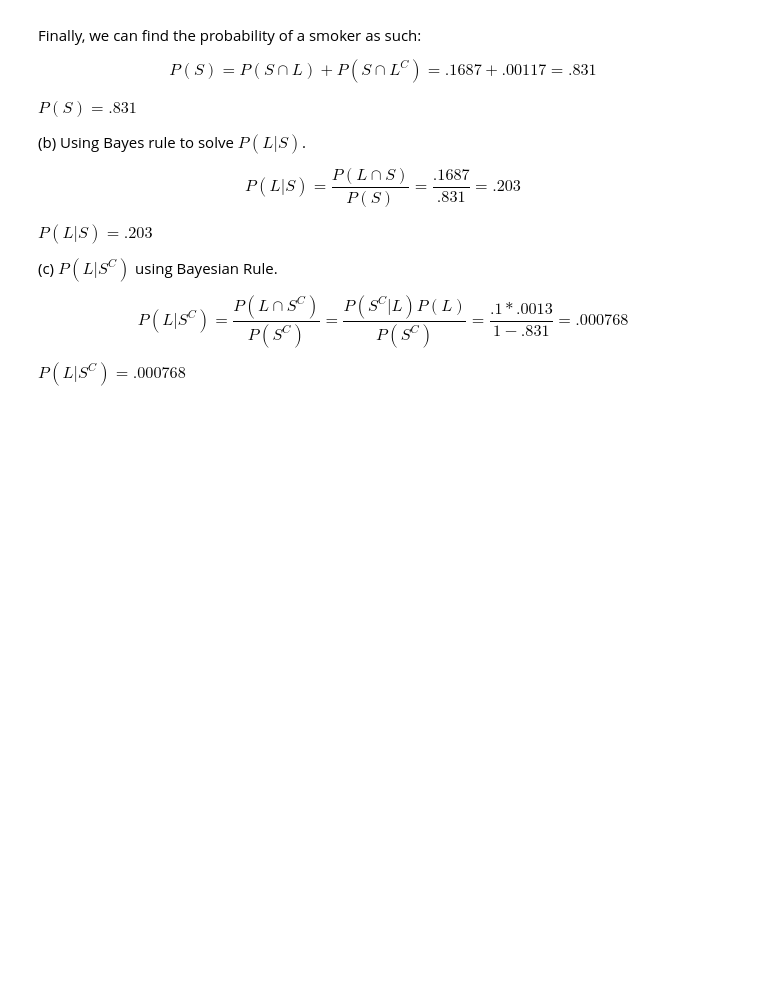
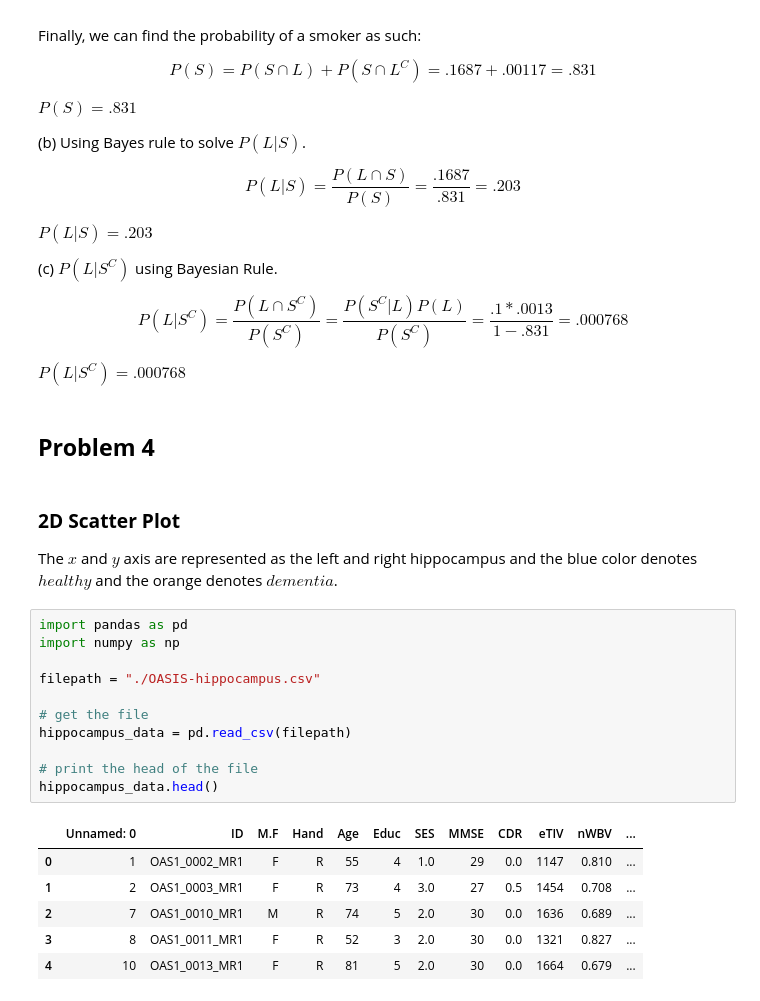
Before and after one commit to Tazering/UVA-CS, a Jupyter notebook: CS-3501_Zhang/tkj9ep_CS3501_PS1.ipynb, the cells around one changed output. Drawn from its saved outputs; the diff is of its cells as text; blank space fills up the shorter version.

```diff
--- a/CS-3501_Zhang/tkj9ep_CS3501_PS1.ipynb
+++ b/CS-3501_Zhang/tkj9ep_CS3501_PS1.ipynb
@@ -119,3 +119,27 @@ $P(L | S) = .203$
 $$P(L | S^C) = \frac{P(L \cap S^C)}{P(S^C)} = \frac{P(S^C | L)P(L)}{P(S^C)} = \frac{.1 * .0013}{1 - .831} = .000768$$
 
 $P(L | S^C) = .000768$
+# %% [markdown]
+## **Problem 4**
+# %% [markdown]
+### **2D Scatter Plot**
+
+The $x$ and $y$ axis are represented as the left and right hippocampus and the blue color denotes $healthy$ and the orange denotes $dementia$.
+# %%
+import pandas as pd
+import numpy as np
+
+filepath = "./OASIS-hippocampus.csv"
+
+# get the file
+hippocampus_data = pd.read_csv(filepath)
+
+# print the head of the file
+hippocampus_data.head()
+# %% [output]
+|  | Unnamed: 0 | ID | M.F | Hand | Age | Educ | SES | MMSE | CDR | eTIV | nWBV | ... |
+| 0 | 1 | OAS1_0002_MR1 | F | R | 55 | 4 | 1.0 | 29 | 0.0 | 1147 | 0.810 | ... |
+| 1 | 2 | OAS1_0003_MR1 | F | R | 73 | 4 | 3.0 | 27 | 0.5 | 1454 | 0.708 | ... |
+| 2 | 7 | OAS1_0010_MR1 | M | R | 74 | 5 | 2.0 | 30 | 0.0 | 1636 | 0.689 | ... |
+| 3 | 8 | OAS1_0011_MR1 | F | R | 52 | 3 | 2.0 | 30 | 0.0 | 1321 | 0.827 | ... |
+| 4 | 10 | OAS1_0013_MR1 | F | R | 81 | 5 | 2.0 | 30 | 0.0 | 1664 | 0.679 | ... |
```
Also changed, not shown: parts of 3 cells of this notebook.
